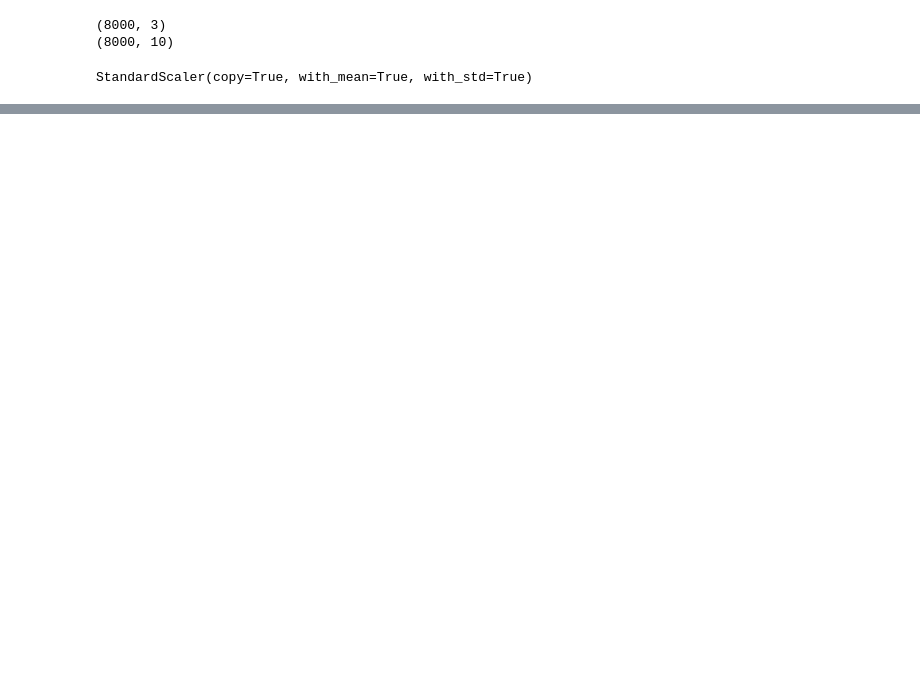
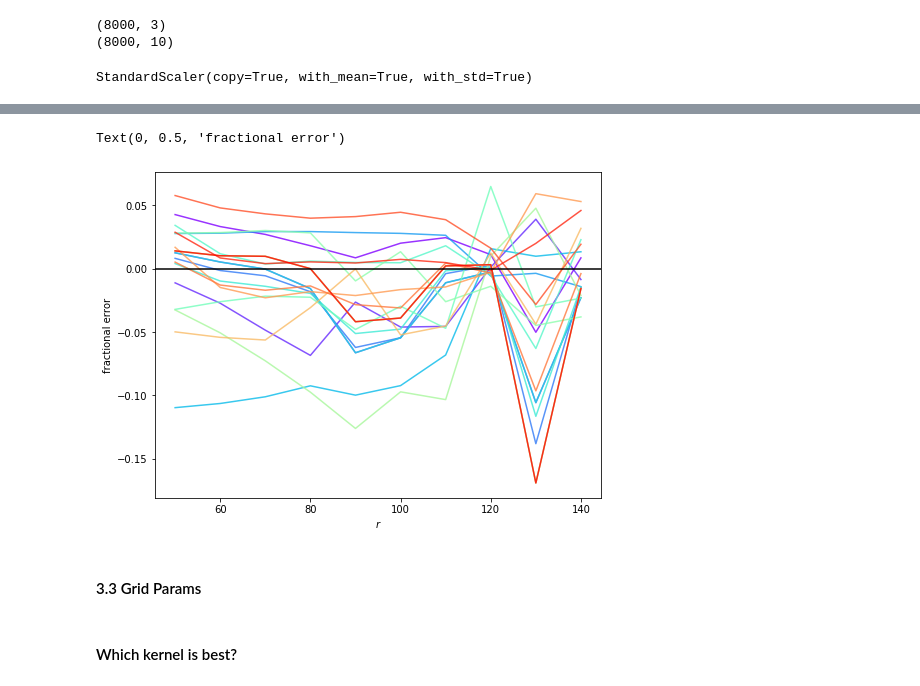
Before and after one commit to kstoreyf/emu-fight, a Jupyter notebook: emulator_examples/svm_emu-fight.ipynb, the cells around one changed output, grey strips where cells are left out. Drawn from its saved outputs; the diff is of its cells as text; code cells hidden in the pictures; blank space fills up the shorter version.

```diff
--- a/emulator_examples/svm_emu-fight.ipynb
+++ b/emulator_examples/svm_emu-fight.ipynb
@@ -334,0 +263,15 @@ plt.legend()
+# %%
+plt.figure(figsize=(8,6))
+for i in range(n_plot):
+    ys_test_plot = ys_test[idxs,:][i]
+    ys_predict_plot = ys_predict[idxs][i]
+    frac_err = (ys_predict_plot-ys_test_plot)/ys_test_plot
+    plt.plot(rvals, frac_err, alpha=0.8, color=colors[i])
+plt.axhline(0.0, color='k')
+plt.xlabel('$r$')
+plt.ylabel(r'fractional error')
+# %% [output]
+Text(0, 0.5, 'fractional error')
+[figure, added]
+# %% [markdown]
+#### 3.3 Grid Params
@@ -334,0 +281,2 @@ plt.legend()
+# %% [markdown]
+#### Which kernel is best?
```
Also changed, not shown: parts of 17 cells of this notebook, 1 other file.
